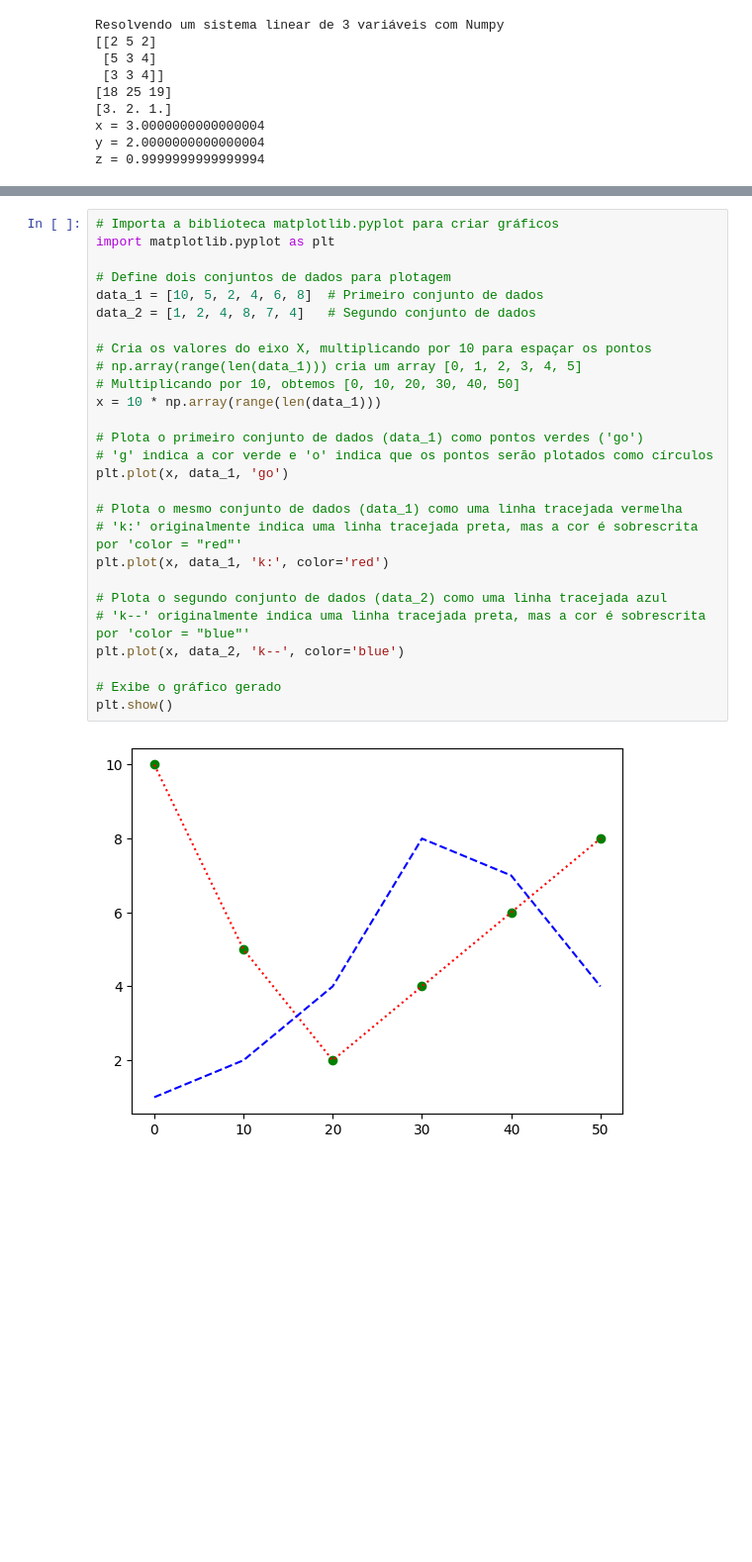
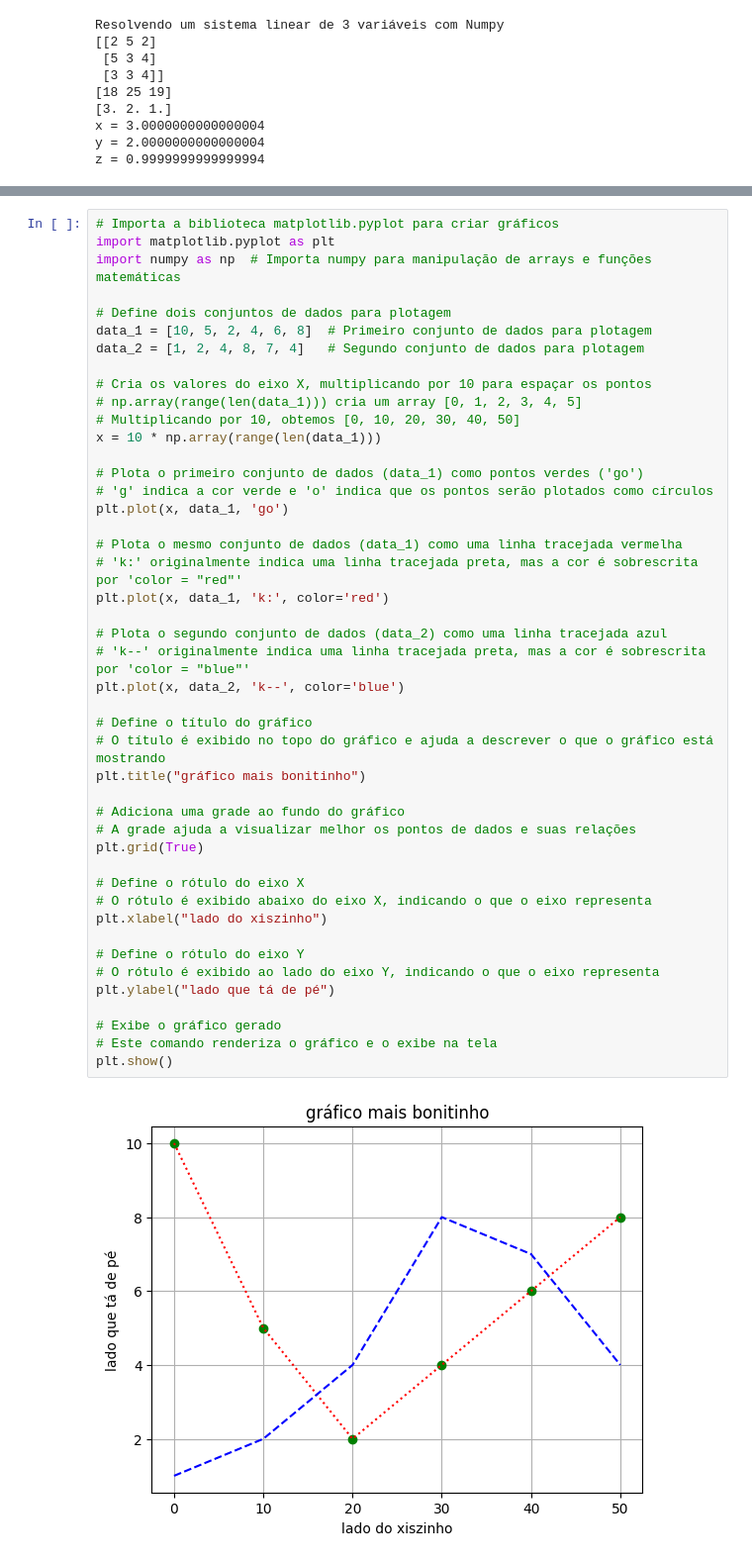
Before and after one commit to KevinShiroma/codigos_aula, a Jupyter notebook: big_data/aula05.ipynb, the cells around one changed output, grey strips where cells are left out. Shown at 99% size. Drawn from its saved outputs; the diff is of its cells as text; blank space fills up the shorter version.

```diff
--- a/big_data/aula05.ipynb
+++ b/big_data/aula05.ipynb
@@ -137,29 +210,47 @@ plt.show()
 # %%
 # Importa a biblioteca matplotlib.pyplot para criar gráficos
 import matplotlib.pyplot as plt
+import numpy as np  # Importa numpy para manipulação de arrays e funções matemáticas
 
 # Define dois conjuntos de dados para plotagem
-data_1 = [10, 5, 2, 4, 6, 8]  # Primeiro conjunto de dados
-data_2 = [1, 2, 4, 8, 7, 4]   # Segundo conjunto de dados
+data_1 = [10, 5, 2, 4, 6, 8]  # Primeiro conjunto de dados para plotagem
+data_2 = [1, 2, 4, 8, 7, 4]   # Segundo conjunto de dados para plotagem
 
 # Cria os valores do eixo X, multiplicando por 10 para espaçar os pontos
 # np.array(range(len(data_1))) cria um array [0, 1, 2, 3, 4, 5]
 # Multiplicando por 10, obtemos [0, 10, 20, 30, 40, 50]
 x = 10 * np.array(range(len(data_1)))
 
 # Plota o primeiro conjunto de dados (data_1) como pontos verdes ('go')
 # 'g' indica a cor verde e 'o' indica que os pontos serão plotados como círculos
 plt.plot(x, data_1, 'go')
 
 # Plota o mesmo conjunto de dados (data_1) como uma linha tracejada vermelha
 # 'k:' originalmente indica uma linha tracejada preta, mas a cor é sobrescrita por 'color = "red"'
 plt.plot(x, data_1, 'k:', color='red')
 
 # Plota o segundo conjunto de dados (data_2) como uma linha tracejada azul
 # 'k--' originalmente indica uma linha tracejada preta, mas a cor é sobrescrita por 'color = "blue"'
 plt.plot(x, data_2, 'k--', color='blue')
 
+# Define o título do gráfico
+# O título é exibido no topo do gráfico e ajuda a descrever o que o gráfico está mostrando
+plt.title("gráfico mais bonitinho")
+
+# Adiciona uma grade ao fundo do gráfico
+# A grade ajuda a visualizar melhor os pontos de dados e suas relações
+plt.grid(True)
+
+# Define o rótulo do eixo X
+# O rótulo é exibido abaixo do eixo X, indicando o que o eixo representa
+plt.xlabel("lado do xiszinho")
+
+# Define o rótulo do eixo Y
+# O rótulo é exibido ao lado do eixo Y, indicando o que o eixo representa
+plt.ylabel("lado que tá de pé")
+
 # Exibe o gráfico gerado
+# Este comando renderiza o gráfico e o exibe na tela
 plt.show()
 # %% [output]
-[figure, old version]
+[figure, new version]
```
Also changed, not shown: parts of 13 cells of this notebook, 1 other file.
